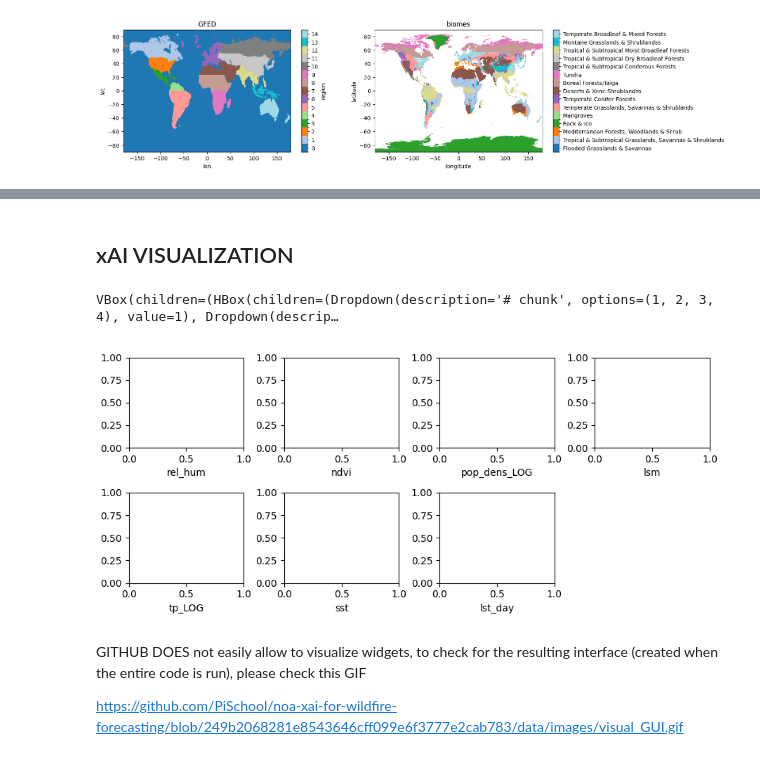
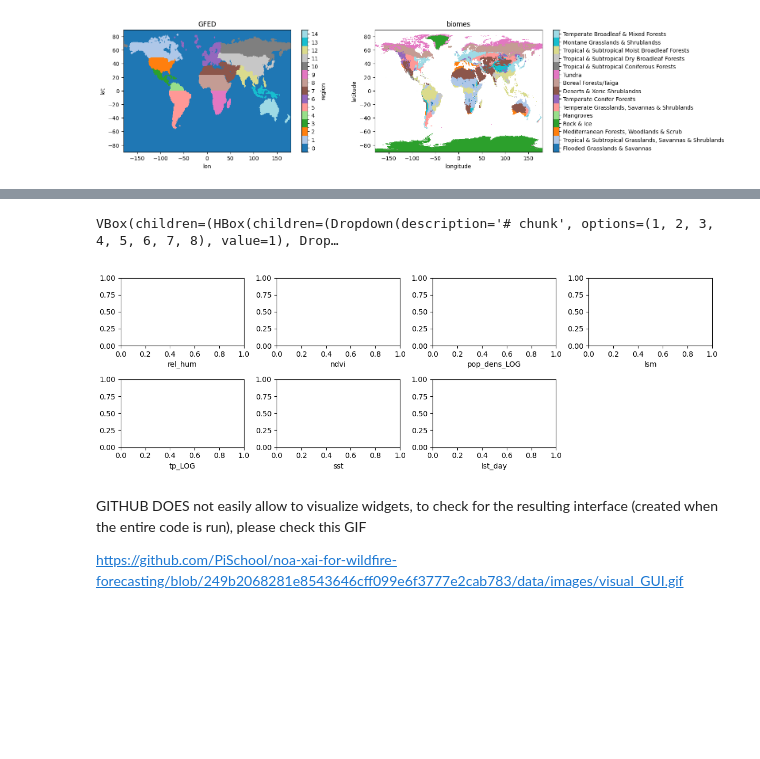
Before and after one commit to PiSchool/noa-xai-for-wildfire-forecasting, a Jupyter notebook: notebooks/binary_segmentation/GUI_Segmentation_Interpret.ipynb, the cells around one changed output, grey strips where cells are left out. Cells and saved outputs as stored; diff of their text form; code cells hidden in the pictures; blank space fills up the shorter version.

Commit message:
added all test_daset to viz

```diff
--- a/notebooks/binary_segmentation/GUI_Segmentation_Interpret.ipynb
+++ b/notebooks/binary_segmentation/GUI_Segmentation_Interpret.ipynb
@@ -87,8 +86,11 @@ It is possible to modify this behaviour if less space is available just calling
 # file_global_delta1 = "/content/drive/MyDrive/challenge - NOA - XAI for Wildfire Forecasting/Models checkpoints/NEW_unet_ml_7vars_log_tp_popdens_delta1ts_GLOBAL_2001_2016.pt"
 # 2. comment this lines:
 
-# ds = xr.open_dataset("./data/raw/tiny_seasfire_europe_2019_2020_7vars.nc")  # the datacube must be stired in "data folder"
-ds = xr.open_dataset("./data/raw/tiny_seasfire_africa_2019_2020_7vars.nc")  # the datacube must be stired in "data folder"
+ds1 = xr.open_dataset("./data/raw/tiny_seasfire_europe_2019_2020_7vars.nc")  # the datacube must be stired in "data folder"
+ds2 = xr.open_dataset("./data/raw/tiny_seasfire_africa_2019_2020_7vars.nc")  # the datacube must be stired in "data folder"
+
+ds2 = ds2.assign(pop_dens_LOG=lambda x: np.log(1 + x["pop_dens"]))
+ds2 = ds2.assign(tp_LOG=lambda x: np.log(1 + x["tp"]))
 
 file_mean_std = "./data/processed/table_mean_std_7vars_binarysegmentation.csv"
 GFED_file = "./data/Biomes_and_GFED/GFED_basis_regions.nc"
@@ -98,10 +100,8 @@ file_global_delta1 = (
 )
 
 ## PROCESSING
+ds = xr.merge([ds1, ds2]).sortby(["latitude"], ascending=False)
 mask_water = xr.where(ds.lsm >= 0.9, 1, 0).astype(bool)
-
-ds = ds.assign(pop_dens_LOG=lambda x: np.log(1 + x["pop_dens"]))
-ds = ds.assign(tp_LOG=lambda x: np.log(1 + x["tp"]))
 
 variables_selected = [
     "rel_hum",
@@ -347,9 +413,13 @@ def create_dictionary_inputsVSattributions(coord_x, coord_y, dd=10, captum_funct
     maxy = min(89, ynew + dd)
 
     if no_burn is None:
-        attribution = captum_function.attribute(example, target=(xnew, ynew)).cpu()
+        with warnings.catch_warnings():
+            warnings.simplefilter("ignore")
+            attribution = captum_function.attribute(example, target=(xnew, ynew)).cpu()
     else:
-        attribution = captum_function.attribute(example, no_burn, target=(xnew, ynew)).cpu()
+        with warnings.catch_warnings():
+            warnings.simplefilter("ignore")
+            attribution = captum_function.attribute(example, no_burn, target=(xnew, ynew)).cpu()
 
 
     att_tot = attribution[:, :, slice(minx, maxx), slice(miny, maxy)].reshape(1, example.shape[1], -1)
@@ -371,8 +441,6 @@ local_biome = lb.values
 list_accepted = ["longitudes", "latitudes", "original_input_values", "example", "no_burn"]
 latitudes, longitudes = all_outputs_dict["latitudes"], all_outputs_dict["longitudes"]
 additional_inputs_online_attributions = {k: all_outputs_dict[k] for k in list_accepted}
-# %% [markdown]
-## xAI VISUALIZATION
 # %%
 %matplotlib widget
 # %%
@@ -459,7 +524,7 @@ def plot_map_and_scatter(
     output = ipywidgets.Output()
     # shape_plots = (list(data_dict.values())[0]).shape
     with output:
-        fig, axs = plt.subplots(2, 7//2+1, figsize=(9, 4))
+        fig, axs = plt.subplots(2, 7//2+1, figsize=(12, 4))
         fig.canvas.layout.height = '900px'
         for it, ax in enumerate(axs.ravel()):
             if it<len(variable_names):
@@ -560,10 +625,10 @@ def plot_map_and_scatter(
             for it, ax in enumerate(axs.ravel()):
                 if it<len(variable_names):
                     ax.clear()
-                    ax.ticklabel_format(axis='both', style='scientific', scilimits = (-1,1))
-                    ax.scatter(data_to_plot[0, it, :], data_to_plot[1, it, :])
+                    ax.ticklabel_format(axis='y', style='scientific', scilimits = (-1,1))
+                    ax.scatter(data_to_plot[0, it, :], data_to_plot[1, it, :], s = 10)
                     ax.set_xlabel(variable_names[it])
-
+            fig.suptitle(str(dropd.value).split(" (")[0])
             fig.tight_layout()
             fig.canvas.draw()
         # remove the rectangle from the map
@@ -658,21 +723,6 @@ def plot_map_and_scatter(
 
             chunk = change["new"]
 
-            # # select the new chunk and date
-            # filter_1 = new_acc_slices.chunk_nbr==change['new']
-            # filter_2 = new_acc_slices.date==new_dates[0]
-            # n_image  = new_acc_slices[(filter_1) & (filter_2)].index[0]
-            # # calculate new marker, rectangle and io_biomes
-            # all_outputs_dict = select_image(n_image, dataset = test_dataset, ai_model= model)
-            # # calculate the new data_dict
-            # list_accepted = ["longitudes", "latitudes", "original_input_values", "example", "no_burn"]
-            # latitudes, longitudes = all_outputs_dict["latitudes"], all_outputs_dict["longitudes"]
-            # additional_inputs_online_attributions = {k: all_outputs_dict[k] for k in list_accepted}
-            # data_dict = on_change_xai({"type":"change", "name":"value", "new": dropd.value}, additional_inputs_online_attributions = additional_inputs_online_attributions)
-            # # add the markers and rectangle to the map
-            # io_biomes, acc_web1 = from_xarray_to_ImageOverlay(all_outputs_dict["lb"])
-            # add_markers_and_io_biomes(data_dict, m, io_biomes, onclick)
-
     def on_change_date(change):
         """
         Update map when different date is called
@@ -702,35 +752,35 @@ def plot_map_and_scatter(
             latitudes, longitudes = all_outputs_dict["latitudes"], all_outputs_dict["longitudes"]
             additional_inputs_online_attributions = {k: all_outputs_dict[k] for k in list_accepted}
             data_dict = update_dictionary(tadditional_inputs_online_attributions = additional_inputs_online_attributions,
                                         txcoc = xcoc, tycoc = ycoc, txcoc_fneg = xcoc_fneg, tycoc_fneg=ycoc_fneg)
 #             on_change_xai({"type":"change", "name":"value", "new": dropd.value}, additional_inputs_online_attributions = additional_inputs_online_attributions)
             # add the markers and rectangle to the map
             io_biomes, acc_web1 = from_xarray_to_ImageOverlay(all_outputs_dict["lb"])
             add_markers_and_io_biomes(data_dict, m, io_biomes, onclick)
     drop_cn.observe(on_change_chunk)
     drop_date.observe(on_change_date)
 
     if online_attributions:
         display(ipywidgets.VBox([row_0, row_1, m, output]))
     else:
         display(ipywidgets.VBox([m, output]))
     return m, output
 
 
 ########################################################################################
 # TEST:
 # data_dict = {
 #     "9_0": np.random.rand(2,9, 20),
 #     "9_1": np.random.rand(2,9, 20),
 #     "9_7": np.random.rand(2,9, 20),
 # }
 # m, out = plot_map_and_scatter(data_dict, variable_names= range(0,9),  online_attributions=False)
 ########################################################################################
 
 m, out = plot_map_and_scatter()
 # %% [output]
-VBox(children=(HBox(children=(Dropdown(description='# chunk', options=(1, 2, 3, 4), value=1), Dropdown(descrip…
+VBox(children=(HBox(children=(Dropdown(description='# chunk', options=(1, 2, 3, 4, 5, 6, 7, 8), value=1), Drop…
-[figure, old version]
+[figure, new version]
 # %% [markdown]
 GITHUB DOES not easily allow to visualize widgets, to check for the resulting interface (created when the entire code is run), please check this GIF
 
```
Also changed, not shown: parts of 13 cells of this notebook.
